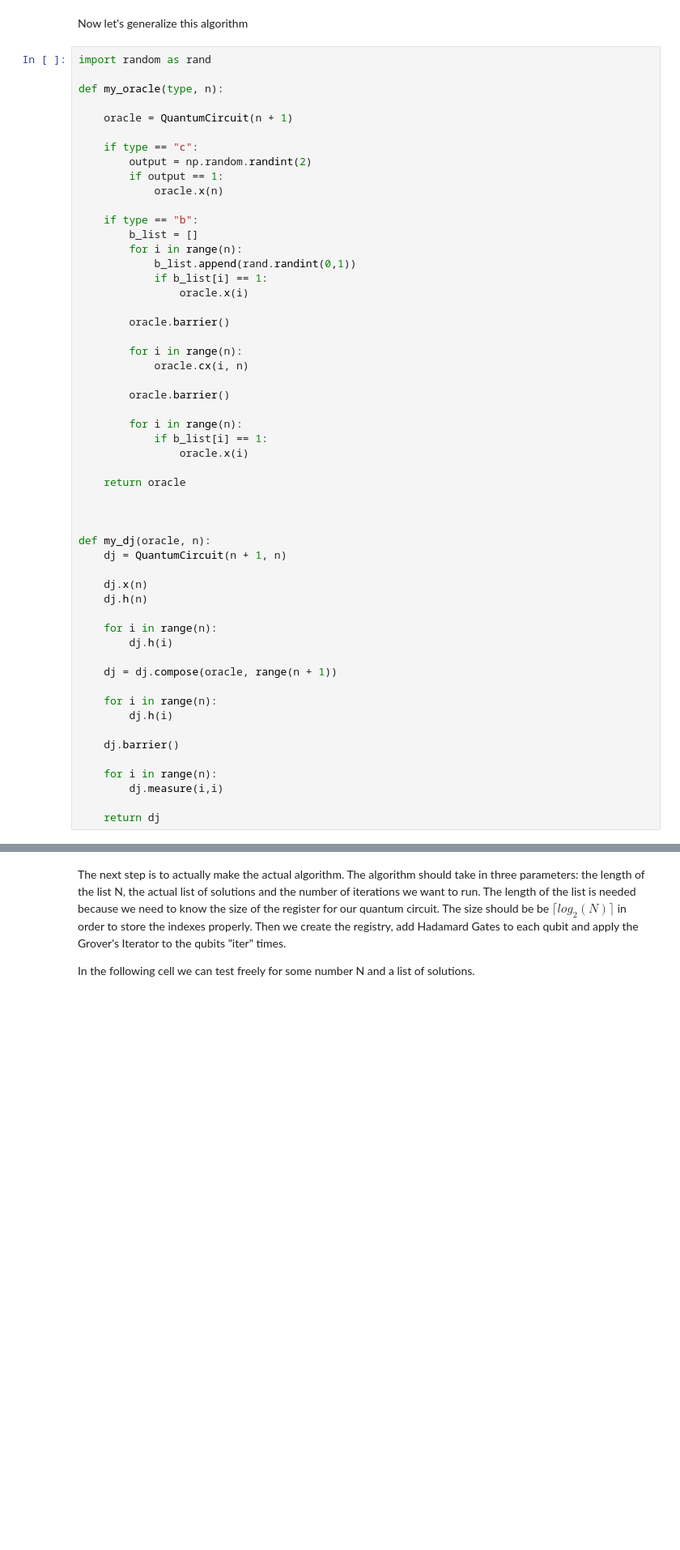
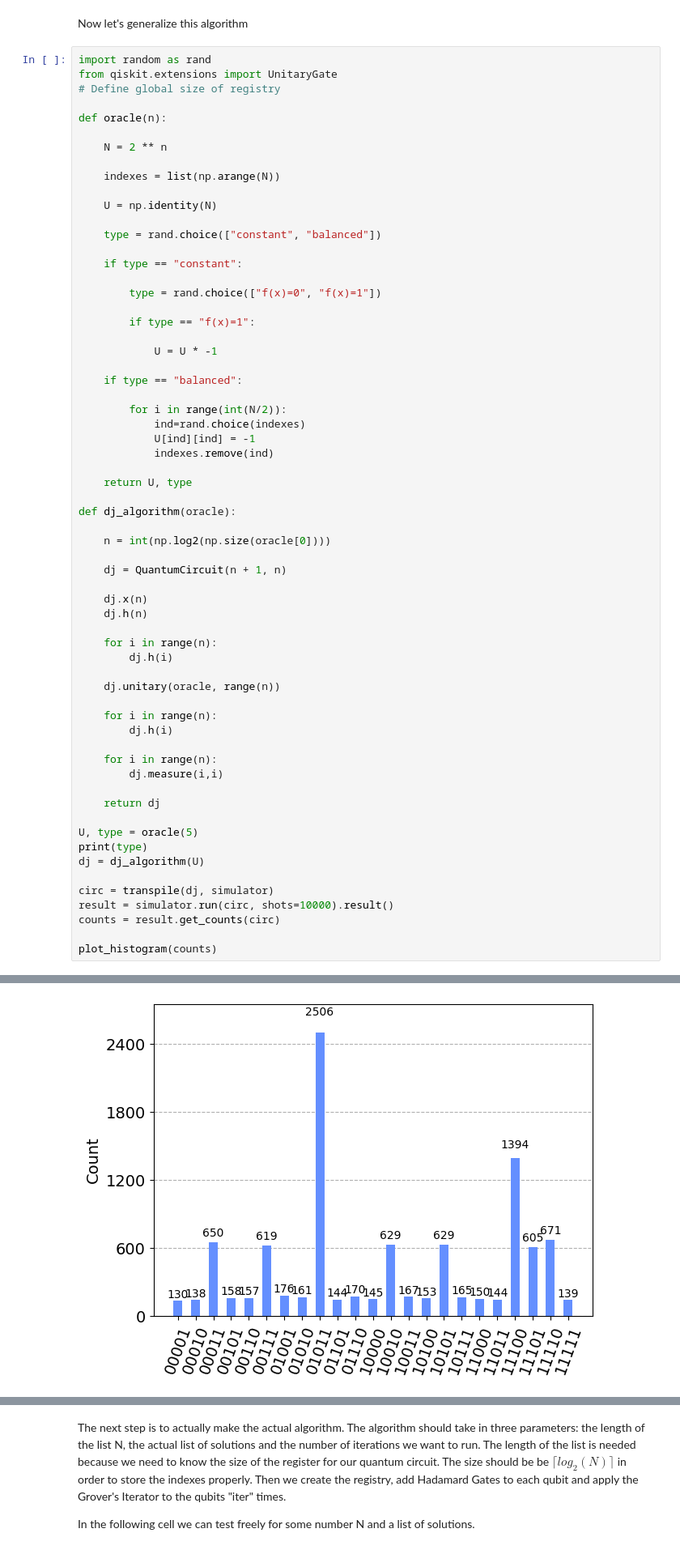
Before and after one commit to nunopcfmarques/IICQ-Project, a Jupyter notebook: IICQ-Notebook.ipynb, the cells around one changed output, grey strips where cells are left out. Shown at 81% size. Drawn from its saved outputs; the diff is of its cells as text; blank space fills up the shorter version.

```diff
--- a/IICQ-Notebook.ipynb
+++ b/IICQ-Notebook.ipynb
@@ -357,39 +357,40 @@ plot_histogram(counts)
 Now let's generalize this algorithm
 # %%
 import random as rand
+from qiskit.extensions import UnitaryGate
+# Define global size of registry
 
-def my_oracle(type, n):
+def oracle(n):
 
-    oracle = QuantumCircuit(n + 1)
+    N = 2 ** n
 
-    if type == "c":
-        output = np.random.randint(2)
-        if output == 1:
-            oracle.x(n)
+    indexes = list(np.arange(N))
 
-    if type == "b":
-        b_list = []
-        for i in range(n):
-            b_list.append(rand.randint(0,1))
-            if b_list[i] == 1:
-                oracle.x(i)
+    U = np.identity(N)
 
-        oracle.barrier()
+    type = rand.choice(["constant", "balanced"])
 
-        for i in range(n):
-            oracle.cx(i, n)
+    if type == "constant":
 
-        oracle.barrier()
+        type = rand.choice(["f(x)=0", "f(x)=1"])
 
-        for i in range(n):
-            if b_list[i] == 1:
-                oracle.x(i)
+        if type == "f(x)=1":
 
-    return oracle
+            U = U * -1
 
+    if type == "balanced":
 
+        for i in range(int(N/2)):
+            ind=rand.choice(indexes)
+            U[ind][ind] = -1
+            indexes.remove(ind)
 
-def my_dj(oracle, n):
+    return U, type
+
+def dj_algorithm(oracle):
+
+    n = int(np.log2(np.size(oracle[0])))
+
     dj = QuantumCircuit(n + 1, n)
 
     dj.x(n)
@@ -398,14 +399,23 @@ def my_dj(oracle, n):
     for i in range(n):
         dj.h(i)
 
-    dj = dj.compose(oracle, range(n + 1))
+    dj.unitary(oracle, range(n))
 
     for i in range(n):
         dj.h(i)
-
-    dj.barrier()
 
     for i in range(n):
         dj.measure(i,i)
 
     return dj
+
+U, type = oracle(5)
+print(type)
+dj = dj_algorithm(U)
+
+circ = transpile(dj, simulator)
+result = simulator.run(circ, shots=10000).result()
+counts = result.get_counts(circ)
+
+plot_histogram(counts)
+# %% [output]
@@ -411,0 +423 @@ def my_dj(oracle, n):
+[figure, added]
```
Also changed, not shown: parts of 12 cells of this notebook, 3 other files.
